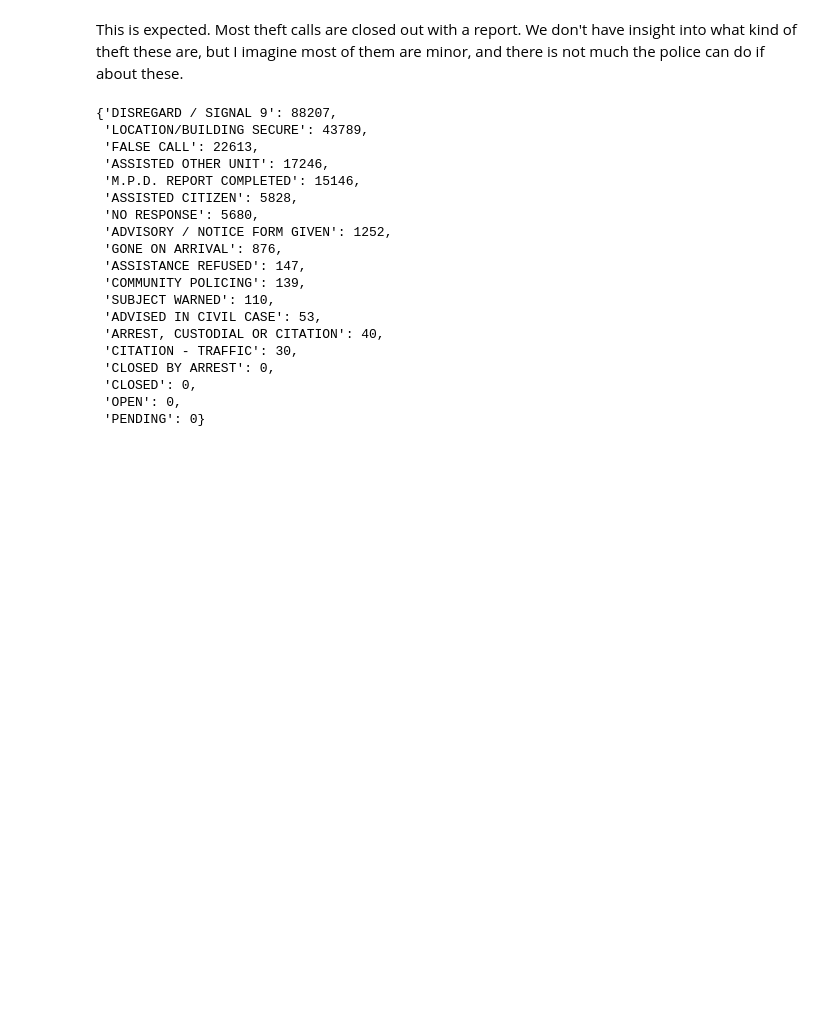
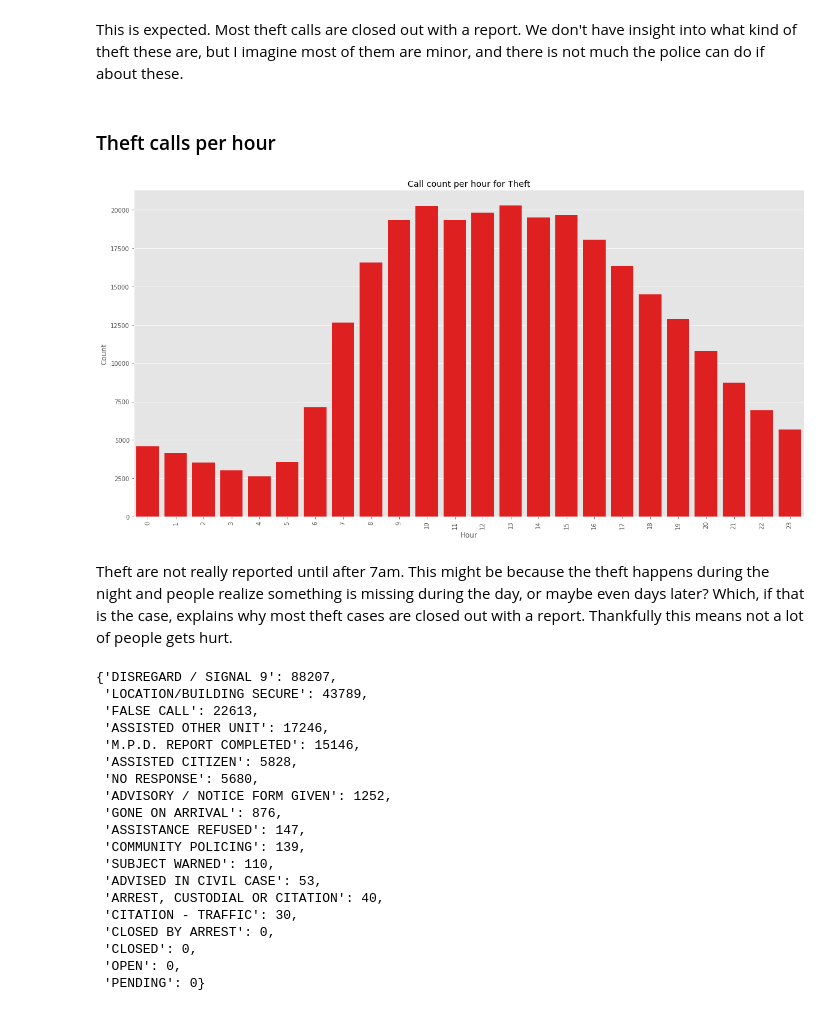
Before and after one commit to ronaldpacheco/Nashville_Police_Calls, a Jupyter notebook: Police_calls_analysis.ipynb, the cells around one changed output. Saved outputs shown, nothing was run; the diff lists cells and outputs as text; code cells hidden in the pictures; blank space fills up the shorter version.

```diff
--- a/Police_calls_analysis.ipynb
+++ b/Police_calls_analysis.ipynb
@@ -600,6 +614,21 @@ plt.show()
 [figure]
 # %% [markdown]
 This is expected. Most theft calls are closed out with a report. We don't have insight into what kind of theft these are, but I imagine most of them are minor, and there is not much the police can do if about these.
+# %% [markdown]
+### Theft calls per hour
+# %%
+plt.figure(figsize=(20,10))
+
+sns.barplot(data=pd.DataFrame(data[data.Tencode==50].groupby(data[data.Tencode==50].index.hour).Tencode.count()).reset_index(), x='Call Received', y='Tencode',color='r', order = range(0,24))
+plt.xticks(rotation=90)
+plt.title('Call count per hour for Theft')
+plt.ylabel('Count')
+plt.xlabel('Hour')
+plt.show()
+# %% [output]
+[figure, added]
+# %% [markdown]
+Theft are not really reported until after 7am. This might be because the theft happens during the night and people realize something is missing during the day, or maybe even days later? Which, if that is the case, explains why most theft cases are closed out with a report. Thankfully this means not a lot of people gets hurt.
 # %%
 burglary={}
 for k,v in disposition.items():
```
Also changed, not shown: parts of 7 cells of this notebook, 4 other files.
